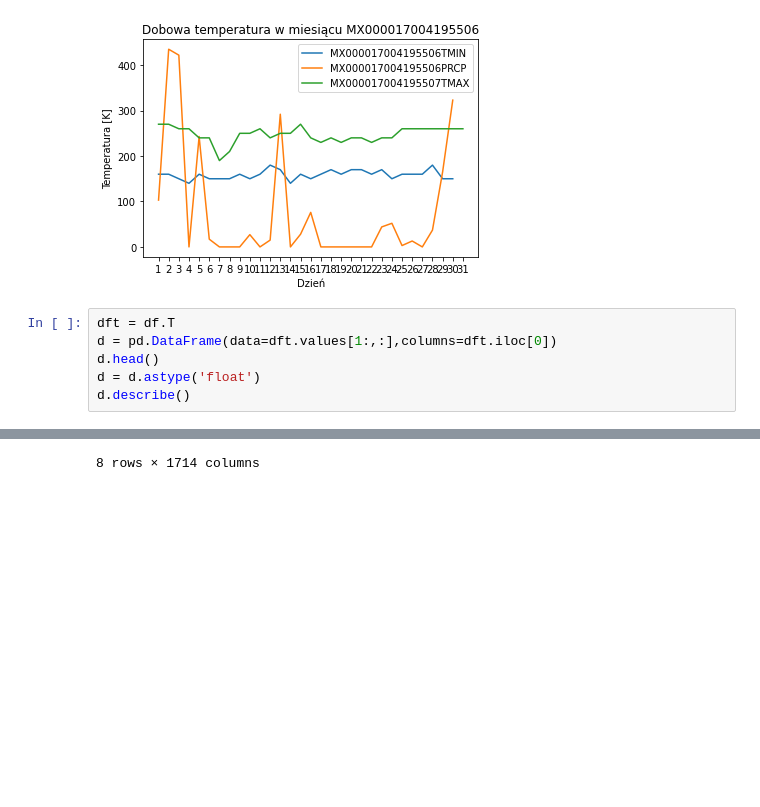
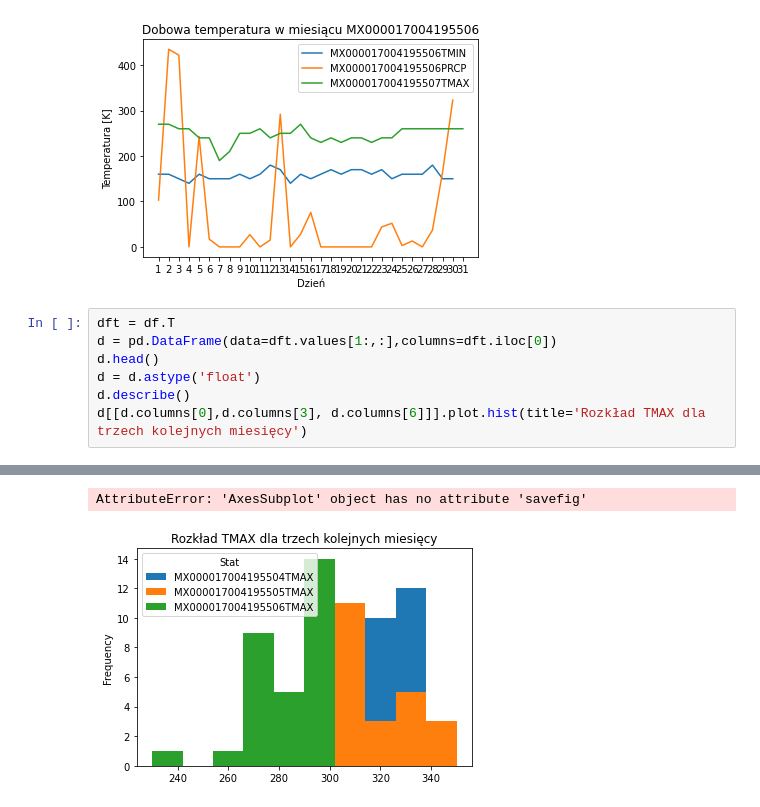
Before and after one commit to smakethunter/wojciechpelkaAnalizaBazy, a Jupyter notebook: commmand_files/data_appendix_generation.ipynb, the cells around one changed output, grey strips where cells are left out. Cells and saved outputs as stored; diff of their text form; blank space fills up the shorter version.

```diff
--- a/commmand_files/data_appendix_generation.ipynb
+++ b/commmand_files/data_appendix_generation.ipynb
@@ -40,4 +40,5 @@ d = pd.DataFrame(data=dft.values[1:,:],columns=dft.iloc[0])
 d.head()
 d = d.astype('float')
 d.describe()
+d[[d.columns[0],d.columns[3], d.columns[6]]].plot.hist(title='Rozkład TMAX dla trzech kolejnych miesięcy')
 # %% [output]
@@ -53 +45,2 @@ d.describe()
-8 rows × 1714 columns
+AttributeError: 'AxesSubplot' object has no attribute 'savefig'
+[figure, added]
```
Also changed, not shown: parts of 1 cell of this notebook, 2 other files.
